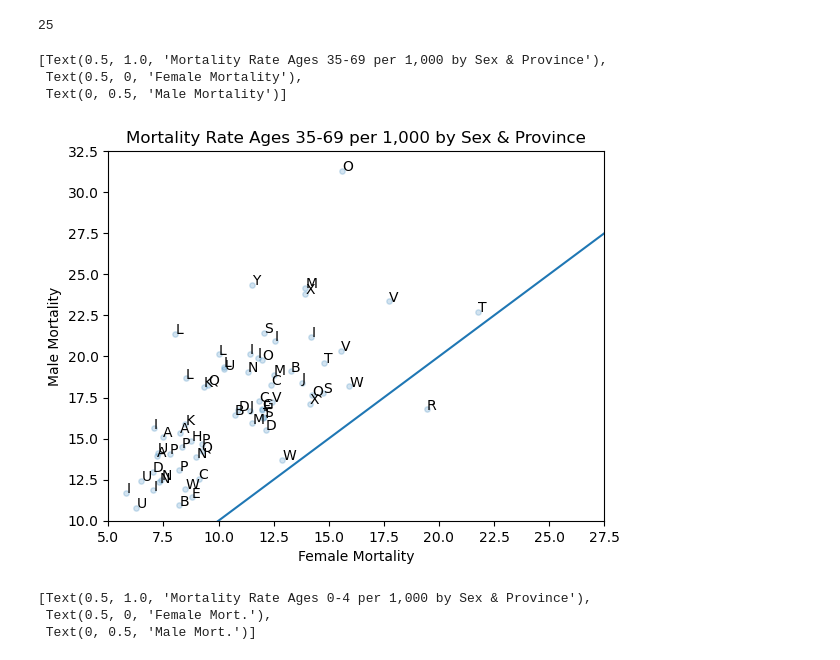
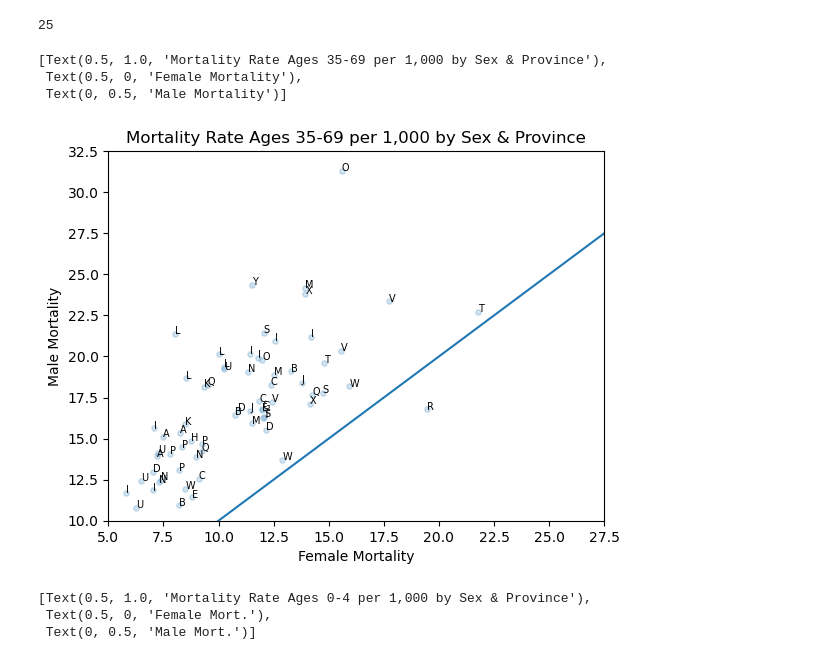
Before and after one commit to colbytse/community_health_project, a Jupyter notebook: will.ipynb, the cells around one changed output. Cells and saved outputs as stored; diff of their text form; code cells hidden in the pictures.

```diff
--- a/will.ipynb
+++ b/will.ipynb
@@ -374,20 +374,20 @@ ch89m[ch89m['sex']=='F']['county'].str[0].nunique()
 # %%
 fig,ax = plt.subplots()
 f = ch89m[ch89m['sex']=='F']['m005_ALL35_69']
 m = ch89m[ch89m['sex']=='M']['m005_ALL35_69']
 # plt.scatter(f,m)
 ax.set(xlim=(5, 27.5), ylim=(10, 32.5))
 plt.plot([0,35],[0,35])
 plt.scatter(x = f, y = m, alpha = .2, s=15)
 for i, county in enumerate(ch89m[ch89m['sex']=='F']['county'].str[0]):
-    plt.annotate(county, (f[f.index[i]],m[m.index[i]]))
+    plt.annotate(county, (f[f.index[i]],m[m.index[i]]), fontsize = 7)
 ax.set(title = 'Mortality Rate Ages 35-69 per 1,000 by Sex & Province',
        xlabel = 'Female Mortality', ylabel='Male Mortality')
 # %% [output]
 [Text(0.5, 1.0, 'Mortality Rate Ages 35-69 per 1,000 by Sex & Province'),
  Text(0.5, 0, 'Female Mortality'),
  Text(0, 0.5, 'Male Mortality')]
-[figure, old version]
+[figure, new version]
 # %%
 fig,ax = plt.subplots()
 f = ch89m[ch89m['sex']=='F']['m001_ALL0_4']
```
Also changed, not shown: parts of 25 cells of this notebook.
